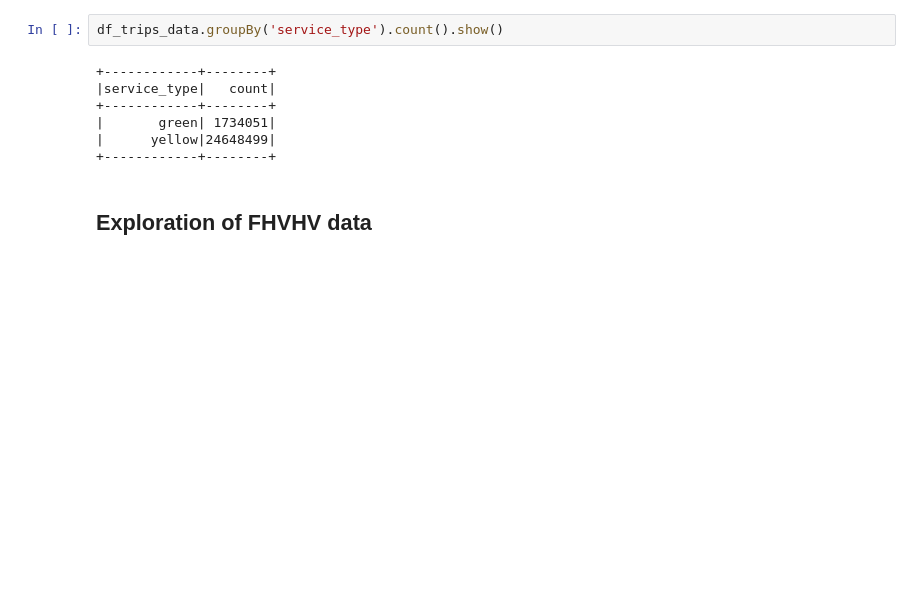
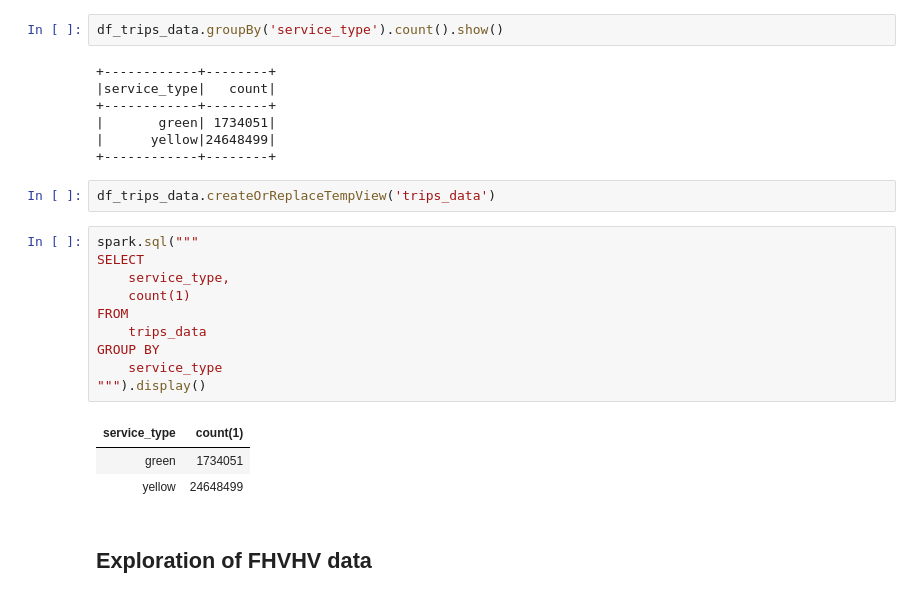
Before and after one commit to MikhailKuklin/data-engineering-zoomcamp, a Jupyter notebook: week_5_batch_processing/week_5.ipynb, the cells around one changed output. Cells and saved outputs as stored; diff of their text form; blank space fills up the shorter version.

```diff
--- a/week_5_batch_processing/week_5.ipynb
+++ b/week_5_batch_processing/week_5.ipynb
@@ -260,6 +264,22 @@ df_trips_data.groupBy('service_type').count().show()
 |       green| 1734051|
 |      yellow|24648499|
 +------------+--------+
+# %%
+df_trips_data.createOrReplaceTempView('trips_data')
+# %%
+spark.sql("""
+SELECT
+    service_type,
+    count(1)
+FROM
+    trips_data
+GROUP BY
+    service_type
+""").display()
+# %% [output]
+| service_type | count(1) |
+| green | 1734051 |
+| yellow | 24648499 |
 # %% [markdown]
 ## Exploration of FHVHV data
 # %%
```
Also changed, not shown: parts of 16 cells of this notebook.
